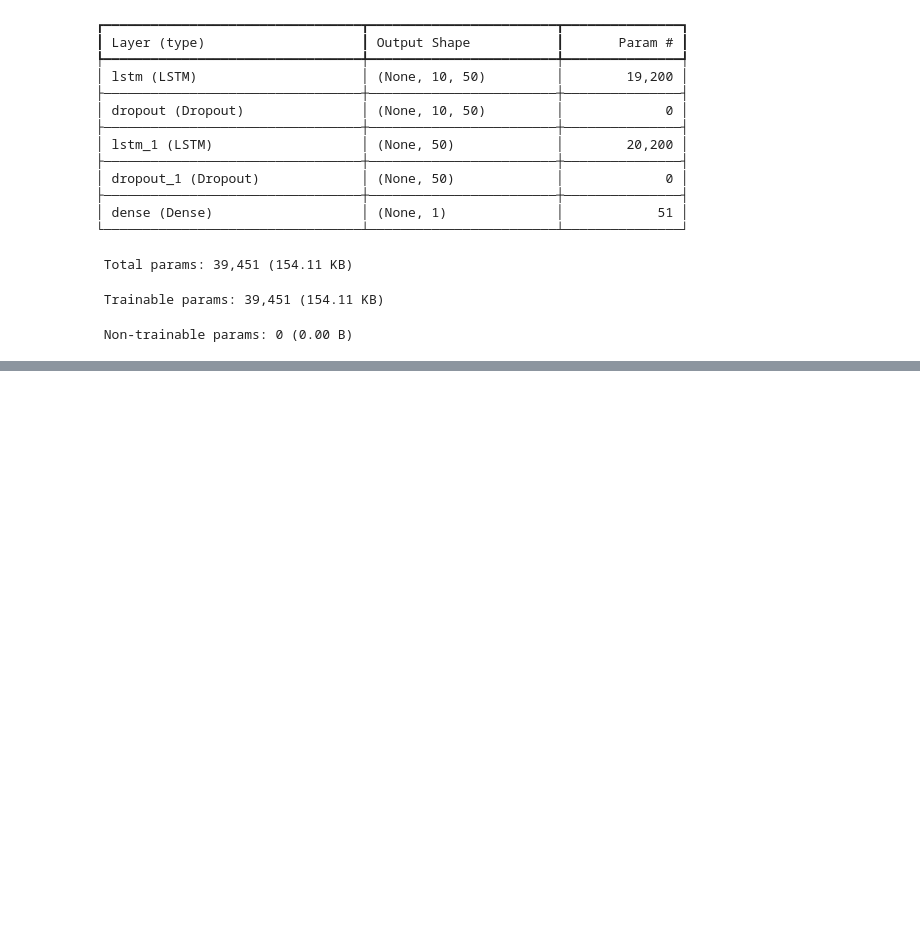
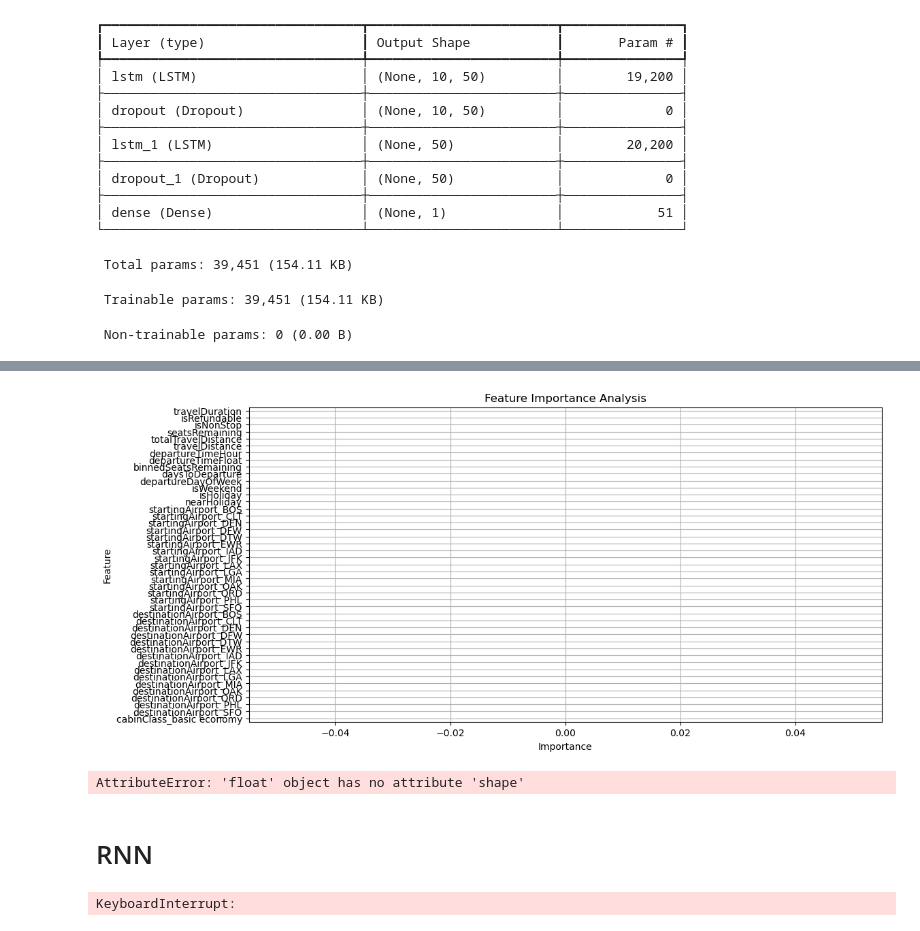
Before and after one commit to bhstoller/AirFareCast, a Jupyter notebook: Models DF, RF.ipynb, the cells around one changed output, grey strips where cells are left out. Cells and saved outputs as stored; diff of their text form; code cells hidden in the pictures; blank space fills up the shorter version.

```diff
--- a/Models DF, RF.ipynb
+++ b/Models DF, RF.ipynb
@@ -892,0 +871,79 @@ plt.plot(x_range, y_pred, 'r-', label='Predicted Total Fare')
+# %%
+# Feature Importance Analysis
+# Since LSTM doesn't directly provide feature importance, we'll analyze correlations
+
+# Extracting feature names assuming df is available
+feature_names = df_sample1.drop(columns=['totalFare']).columns.tolist()
+
+# Function to calculate feature importance using permutation importance
+def permutation_importance(model, X, y, n_repeats=5):
+    """Calculate permutation importance for features"""
+    baseline_loss = model.evaluate(X, y, verbose=0)
+    importances = []
+
+    for i in range(X.shape[2]):  # Loop through features
+        # Clone the dataset
+        X_permuted = X.copy()
+        # Calculate importance over multiple repeats
+        feature_importance = []
+        for _ in range(n_repeats):
+            # Permute the feature
+            for seq_idx in range(X.shape[0]):
+                np.random.shuffle(X_permuted[seq_idx, :, i])
+            # Calculate loss with permuted feature
+            permuted_loss = model.evaluate(X_permuted, y, verbose=0)
+            # Importance is the increase in loss
+            importance = permuted_loss - baseline_loss
+            feature_importance.append(importance)
+        # Take the mean importance across repeats
+        importances.append(np.mean(feature_importance))
+
+    return importances
+
+# Calculate feature importance
+feature_importance = permutation_importance(model, X_test_seq, y_test_seq)
+
+# Plotting feature importance
+plt.figure(figsize=(12, 6))
+sns.barplot(x=feature_importance, y=feature_names, palette='viridis')
+plt.title('Feature Importance Analysis')
+plt.xlabel('Importance')
+plt.ylabel('Feature')
+plt.grid(True)
+plt.show()
+# %% [output]
+[figure, added]
+# %%
+# Alternative: correlation with target
+correlations = [np.corrcoef(X_train[:, i], y_train.flatten())[0, 1] for i in range(X_train.shape[1])]
+
+plt.figure(figsize=(12, 8))
+sorted_idx = np.argsort(np.abs(correlations))
+plt.barh(range(len(sorted_idx)), [abs(correlations[i]) for i in sorted_idx])
+plt.yticks(range(len(sorted_idx)), [feature_names[i] for i in sorted_idx])
+plt.title('Feature Importance (Correlation with Target)')
+plt.xlabel('Absolute Correlation with Target')
+plt.tight_layout()
+plt.show()
+# %% [output]
+AttributeError: 'float' object has no attribute 'shape'
+# %% [markdown]
+# RNN
+# %%
+import tensorflow as tf
+from tensorflow.keras.models import Sequential
+from tensorflow.keras.layers import SimpleRNN, Dense, Dropout
+
+# Data preparation
+df2= load_data()
+
+# The data is too large to use in entirety, set a sample of 800,000 rows
+sample_size = 800000
+
+# Get the first 800,000 rows
+df_sample2 = df2.iloc[:sample_size]
+
+# Call the apply_feature_engineering function from feature_engineering to get the data ready for ML Modeling
+df_sample2 = apply_feature_engineering(df_sample2)
+# %% [output]
+KeyboardInterrupt:
```
Also changed, not shown: parts of 11 cells of this notebook.
